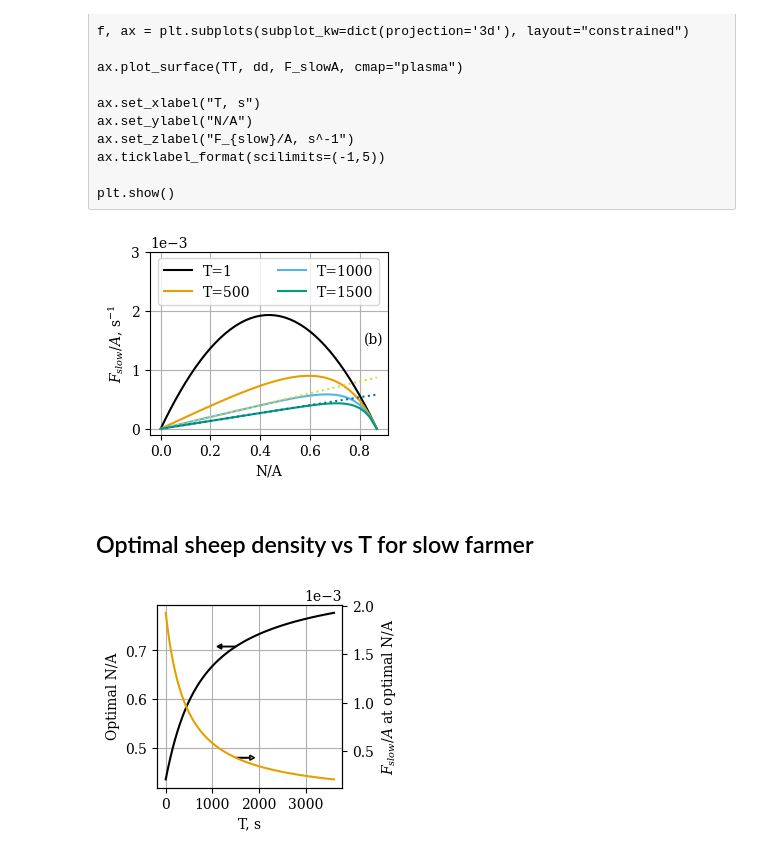
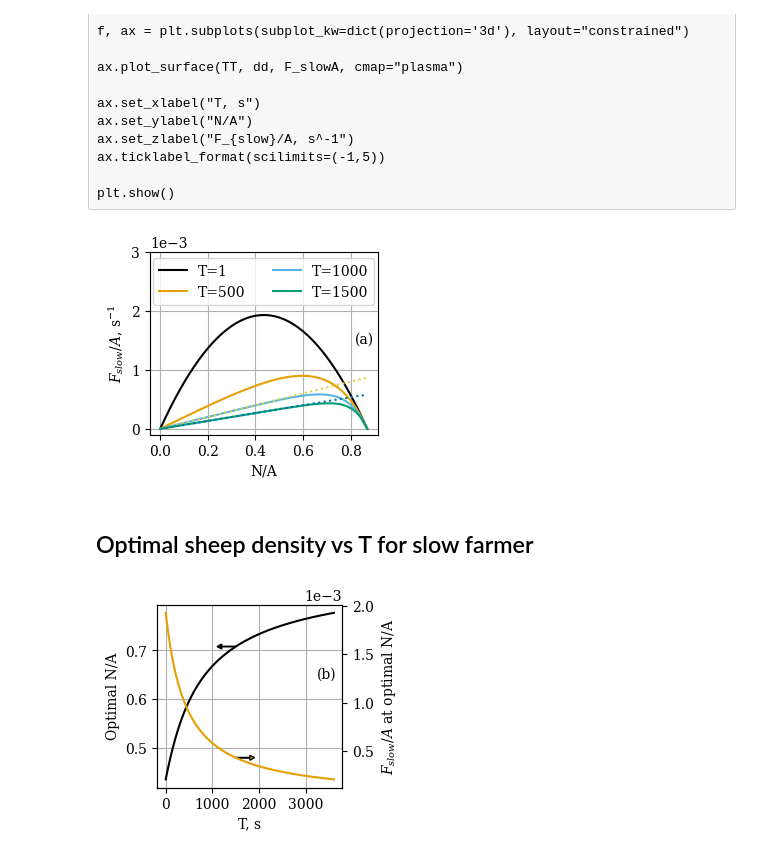
Before and after one commit to ELFREELAND/minecraft_sheep, a Jupyter notebook: deterministic/deterministic_plots.ipynb, the cells around one changed output. Drawn from its saved outputs; the diff is of its cells as text; code cells hidden in the pictures.

```diff
--- a/deterministic/deterministic_plots.ipynb
+++ b/deterministic/deterministic_plots.ipynb
@@ -117,33 +117,33 @@ ax.ticklabel_format(scilimits=(-1,5))
 
 plt.show()
 # %%
-f, ax = plt.subplots(layout="constrained", figsize=(2.9,2.5))
+f, ax = plt.subplots(layout="constrained", figsize=(2.8,2.5))
 
 ax.set_prop_cycle(wong_cycle)
 
 ax.plot(density, F_slowA[0,0:], "-", label="T={0:.0f}".format(T[0]))
 ax.plot(density, F_slowA[10,0:], "-", label="T={0:.0f}".format(T[10]))
 ax.plot(density, F_slowA[20,0:], "-", label="T={0:.0f}".format(T[20]))
 ax.plot(density, F_slowA[30,0:], "-", label="T={0:.0f}".format(T[30]))
 
 ax.plot(density, density/1000, ":")
 ax.plot(density, density/1500, ":")
 
 ax.set_xlabel("N/A")
 ax.set_ylabel("$F_{slow}/A$, s$^{-1}$")
 ax.set_ylim([-0.0001, 0.003])
 ax.legend(ncols=2, loc="upper center")
 
 ax.grid(True)
 
-ax.annotate("(b)", (0.9, 0.5), xycoords="axes fraction")
+ax.annotate("(a)", (0.9, 0.5), xycoords="axes fraction")
 
 ax.ticklabel_format(scilimits=(-2,5))
 
 #plt.show()
 plt.savefig("f_slow_na_t.pdf")
 # %% [output]
-[figure, old version]
+[figure, new version]
 # %% [markdown]
 ## Optimal sheep density vs T for slow farmer
 # %%
@@ -176,7 +176,9 @@ ax2.arrow(T[30], F_slowA[30], 300, 0,
           head_length=100,
           facecolor=wong_colors[1])
 
+ax.annotate("(b)", (0.86, 0.6), xycoords="axes fraction")
+
 #plt.show()
 plt.savefig("optimal_na.pdf")
 # %% [output]
-[figure, old version]
+[figure, new version]
```
Also changed, not shown: parts of 1 cell of this notebook, 9 other files.
